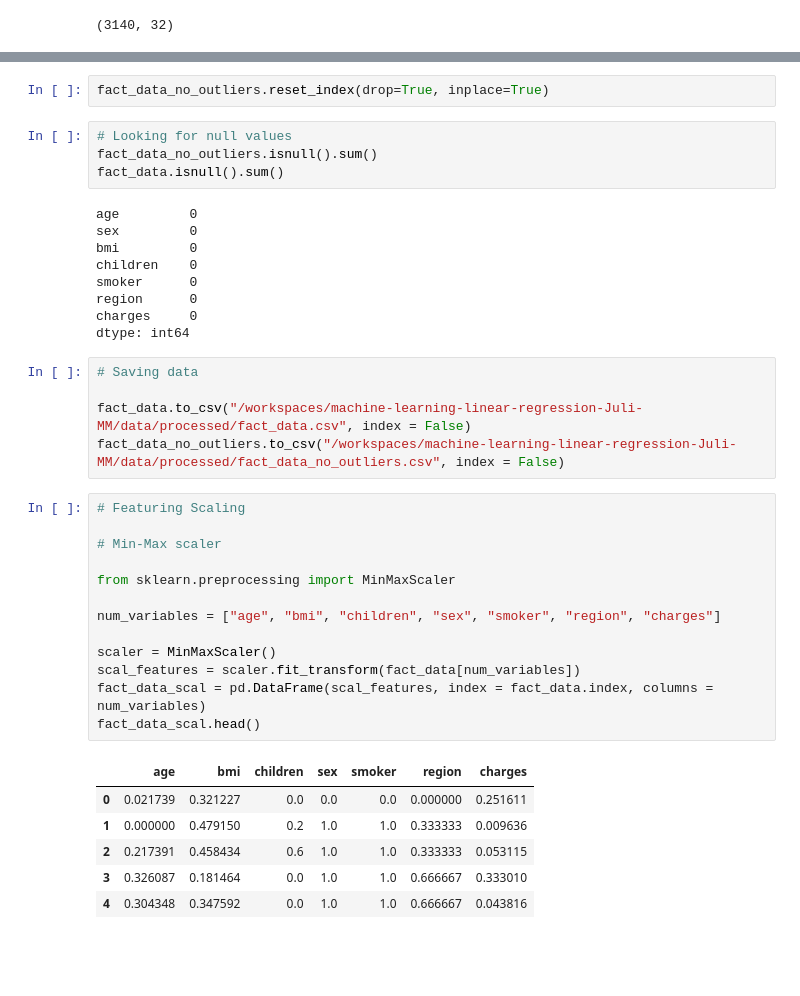
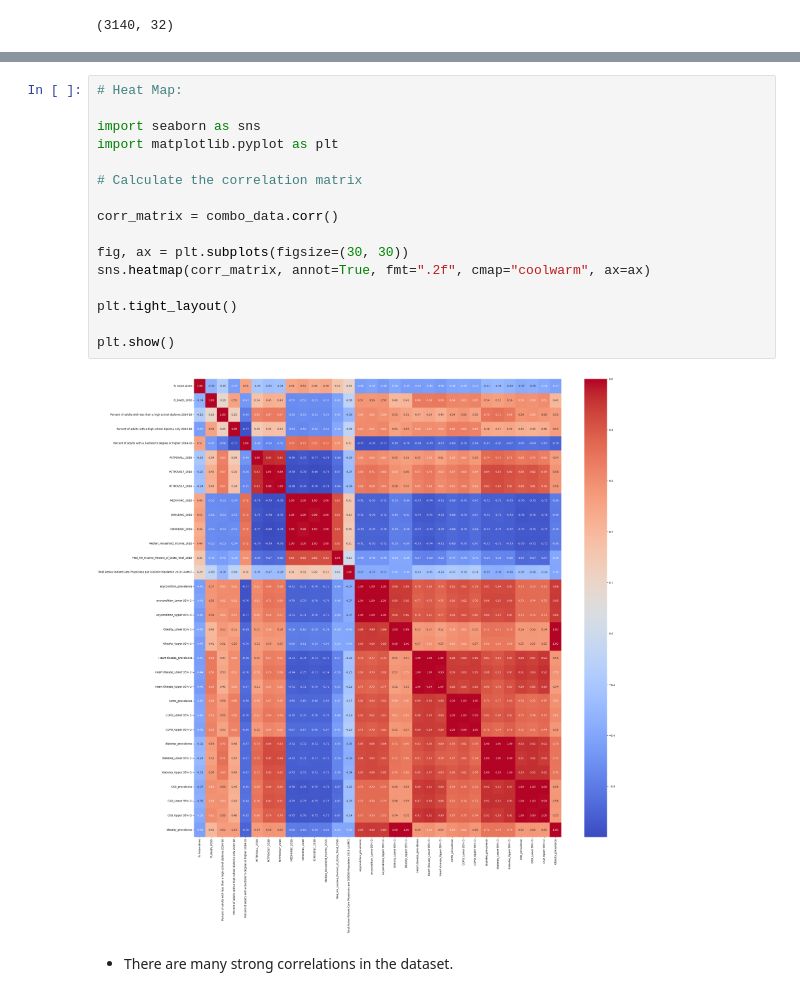
Before and after one commit to 4GeeksAcademy/machine-learning-regularized-linear-regression-Juli-MM, a Jupyter notebook: src/explore.ipynb, the cells around one changed output, grey strips where cells are left out. Drawn from its saved outputs; the diff is of its cells as text; blank space fills up the shorter version.

```diff
--- a/src/explore.ipynb
+++ b/src/explore.ipynb
@@ -533,40 +282,20 @@ fact_data_no_outliers.head()
-# %%
-fact_data_no_outliers.reset_index(drop=True, inplace=True)
-# %%
-# Looking for null values
-fact_data_no_outliers.isnull().sum()
-fact_data.isnull().sum()
-# %% [output]
-age         0
-sex         0
-bmi         0
-children    0
-smoker      0
-region      0
-charges     0
-dtype: int64
-# %%
-# Saving data
-
-fact_data.to_csv("/workspaces/machine-learning-linear-regression-Juli-MM/data/processed/fact_data.csv", index = False)
-fact_data_no_outliers.to_csv("/workspaces/machine-learning-linear-regression-Juli-MM/data/processed/fact_data_no_outliers.csv", index = False)
-# %%
-# Featuring Scaling
-
-# Min-Max scaler
-
-from sklearn.preprocessing import MinMaxScaler
-
-num_variables = ["age", "bmi", "children", "sex", "smoker", "region", "charges"]
-
-scaler = MinMaxScaler()
-scal_features = scaler.fit_transform(fact_data[num_variables])
-fact_data_scal = pd.DataFrame(scal_features, index = fact_data.index, columns = num_variables)
-fact_data_scal.head()
-# %% [output]
-|  | age | bmi | children | sex | smoker | region | charges |
-| 0 | 0.021739 | 0.321227 | 0.0 | 0.0 | 0.0 | 0.000000 | 0.251611 |
-| 1 | 0.000000 | 0.479150 | 0.2 | 1.0 | 1.0 | 0.333333 | 0.009636 |
-| 2 | 0.217391 | 0.458434 | 0.6 | 1.0 | 1.0 | 0.333333 | 0.053115 |
-| 3 | 0.326087 | 0.181464 | 0.0 | 1.0 | 1.0 | 0.666667 | 0.333010 |
-| 4 | 0.304348 | 0.347592 | 0.0 | 1.0 | 1.0 | 0.666667 | 0.043816 |
+# %%
+# Heat Map:
+
+import seaborn as sns
+import matplotlib.pyplot as plt
+
+# Calculate the correlation matrix
+
+corr_matrix = combo_data.corr()
+
+fig, ax = plt.subplots(figsize=(30, 30))
+sns.heatmap(corr_matrix, annot=True, fmt=".2f", cmap="coolwarm", ax=ax)
+
+plt.tight_layout()
+
+plt.show()
+# %% [output]
+[figure, added]
+# %% [markdown]
+- There are many strong correlations in the dataset.
```
Also changed, not shown: parts of 49 cells of this notebook, 3 other files.
